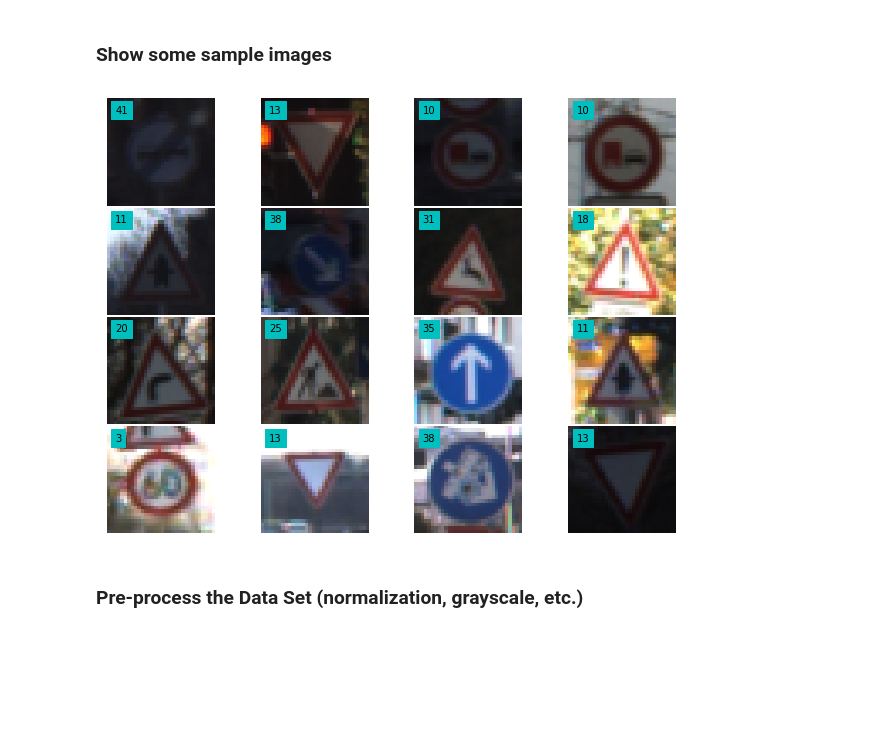
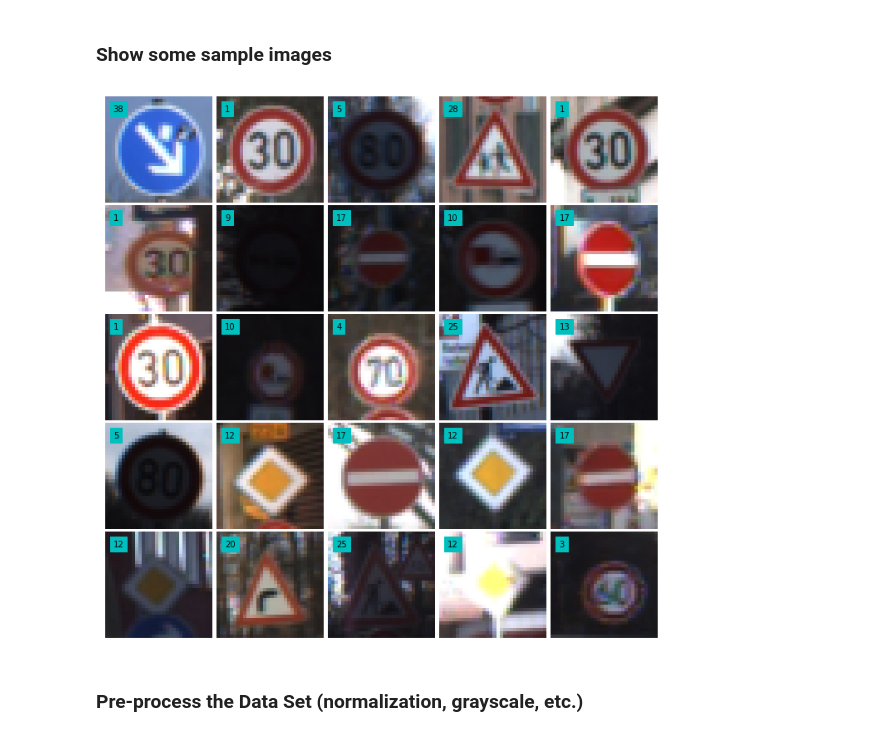
Before and after one commit to tpak/CarND-Traffic-Sign-Classifier-Project, a Jupyter notebook: Traffic_Sign_Classifier-Copy2.ipynb, the cells around one changed output. Saved outputs shown, nothing was run; the diff lists cells and outputs as text; code cells hidden in the pictures; blank space fills up the shorter version.

Commit message:
fixed lots of model problems and image processing problems

```diff
--- a/Traffic_Sign_Classifier-Copy2.ipynb
+++ b/Traffic_Sign_Classifier-Copy2.ipynb
@@ -81,22 +81,23 @@ image_shape = X_train[0].shape
 n_classes = pd.read_csv('./signnames.csv').shape[0]
 
 print("Number of training examples =", n_train)
+print("Number of validation examples =", n_validation)
 print("Number of testing examples =", n_test)
 print("Image data shape =", image_shape)
 print("Number of classes =", n_classes)
 
-#Dump out the classes - handy
-sign_names = pd.read_csv('./signnames.csv')
-sign_class, counts = np.unique(y_train, return_counts=True)
-print("\n")
-print("Sign Classes Cheat Sheet\n")
-print(sign_names)
+# #Dump out the classes - handy
+# sign_names = pd.read_csv('./signnames.csv')
+# sign_class, counts = np.unique(y_train, return_counts=True)
+# print("\n")
+# print("Sign Classes Cheat Sheet\n")
+# print(sign_names)
 
-#table version of a histogram
-print("\nCount of each sign class")
-print("{:<10s}{:s}".format("count", "description"))
-for x in range (0, n_classes):
-    sign_label = sign_names.get_value(x,"SignName")
-    print("{:<10d}{:s}".format(counts[x], sign_label))
+# #table version of a histogram
+# print("\nCount of each sign class")
+# print("{:<10s}{:s}".format("count", "description"))
+# for x in range (0, n_classes):
+#     sign_label = sign_names.get_value(x,"SignName")
+#     print("{:<10d}{:s}".format(counts[x], sign_label))
 # %% [output]
 Number of training examples = 34799
@@ -172,39 +161,41 @@ def show_random_images(x, y, z, num_signs):
         plt.title(sign_names.get_value(sign_label,"SignName"))
         plt.imshow(x[sign_num])
 
 def show_image(x, y, z, sign_num):
     sign_label = y[sign_num].astype(np.int)
     print ("Sign label = ", sign_label)
     plt.figure()
     plt.title(sign_names.get_value(sign_label,"SignName"))
     plt.imshow(x[sign_num])
 
 # stole this method from elsewhere
 def show_random_grid(x, y, z):
-    n_row = 4
-    n_col = 4
+    n_row = 5
+    n_col = 5
 
-    plt.figure(figsize = (11,8))
+    plt.figure(figsize = (12,12))
     gs1 = gridspec.GridSpec(n_row,n_col)
     gs1.update(wspace=0.01, hspace=0.02) # set the spacing between axes.
 
     for i in range(n_row*n_col):
         ind_plot = np.random.randint(1,len(y))
         ax1 = plt.subplot(gs1[i])
         plt.axis('on')
         ax1.set_xticklabels([])
-        #ax1.set_yticklabels([])
-        ax1.set_yticklabels([sign_names.get_value(y[ind_plot].astype(np.int),"SignName")])
+        ax1.set_yticklabels([])
         ax1.set_aspect('equal')
+
         plt.imshow(x[ind_plot])
+
         plt.text(2,4,str(y[ind_plot]),
              color='k',backgroundcolor='c')
+
         plt.axis('off')
     plt.show()
 
 show_random_grid(X_train, y_train, n_train)
 # %% [output]
-[figure, old version]
+[figure, new version]
 # %% [markdown]
 ### Pre-process the Data Set (normalization, grayscale, etc.)
 # %% [markdown]
```
Also changed, not shown: parts of 17 cells of this notebook.
